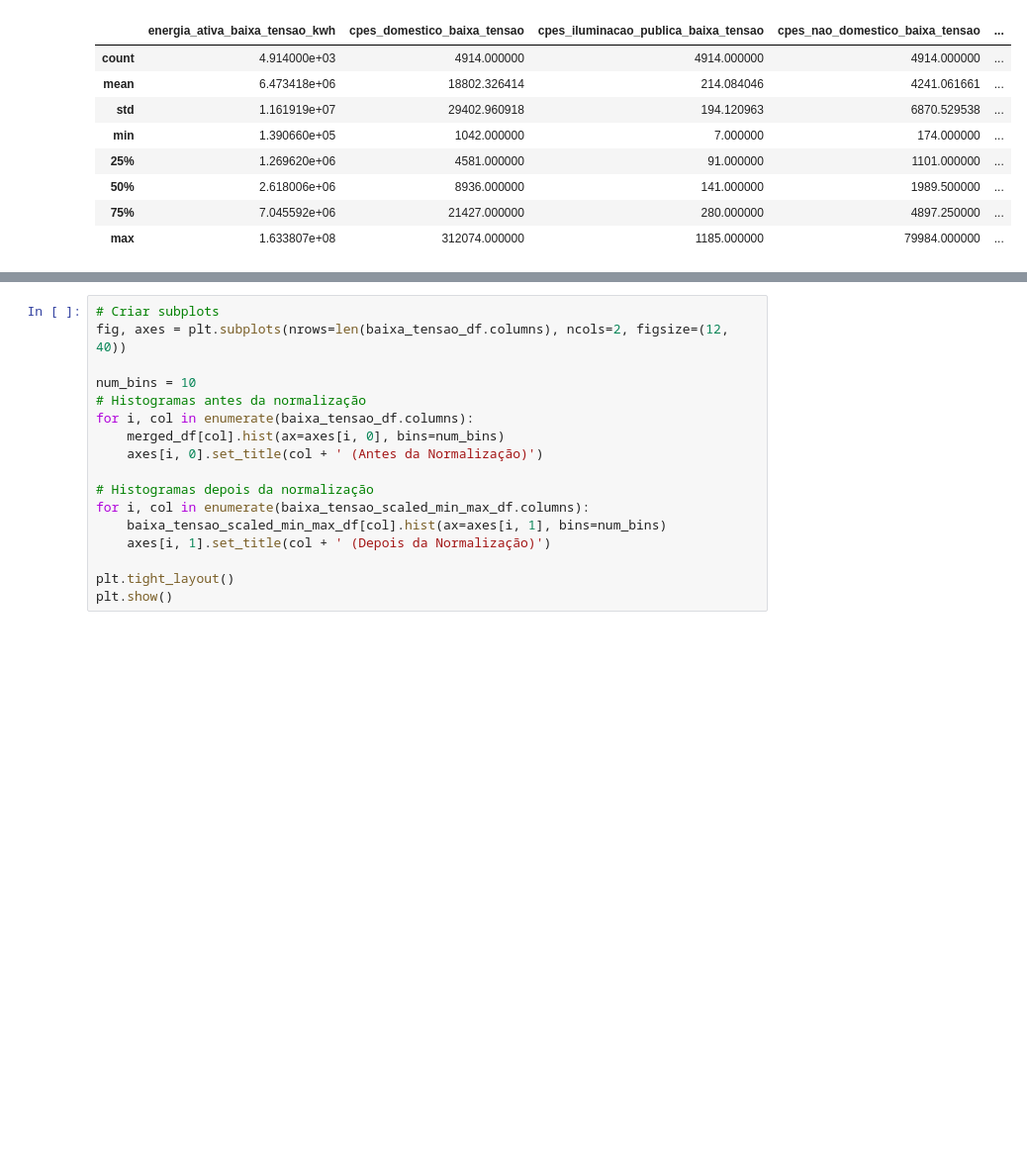
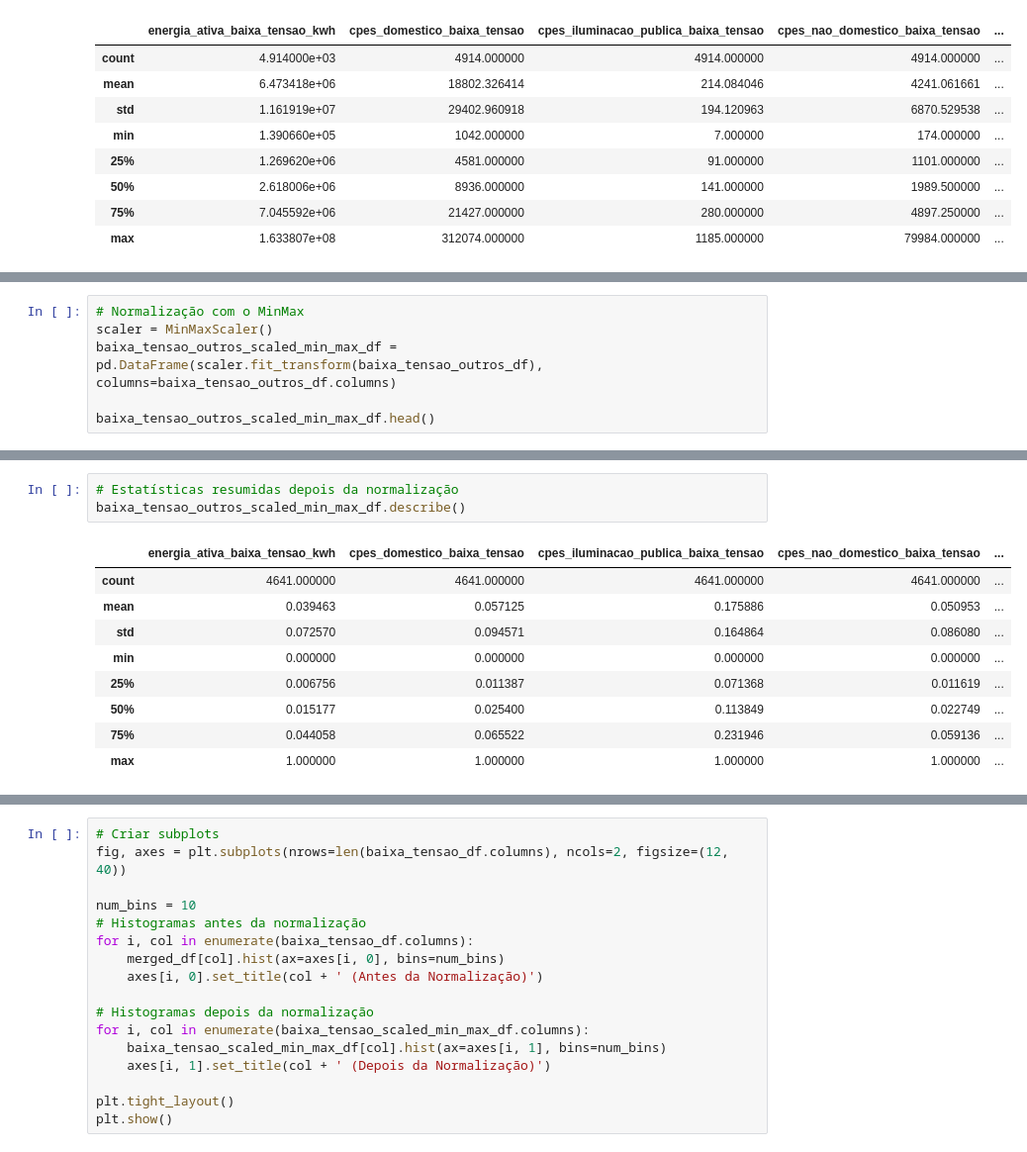
Before and after one commit to kreativermario/Projeto-DECD, a Jupyter notebook: notebooks/data_preparation_numeric.ipynb, the cells around one changed output, grey strips where cells are left out. Shown at 99% size. Drawn from its saved outputs; the diff is of its cells as text; blank space fills up the shorter version.

```diff
--- a/notebooks/data_preparation_numeric.ipynb
+++ b/notebooks/data_preparation_numeric.ipynb
@@ -498,0 +610,6 @@ baixa_tensao_scaled_min_max_df.describe()
+# %%
+# Normalização com o MinMax
+scaler = MinMaxScaler()
+baixa_tensao_outros_scaled_min_max_df = pd.DataFrame(scaler.fit_transform(baixa_tensao_outros_df), columns=baixa_tensao_outros_df.columns)
+
+baixa_tensao_outros_scaled_min_max_df.head()
@@ -498,0 +636,13 @@ baixa_tensao_scaled_min_max_df.describe()
+# %%
+# Estatísticas resumidas depois da normalização
+baixa_tensao_outros_scaled_min_max_df.describe()
+# %% [output]
+|  | energia_ativa_baixa_tensao_kwh | cpes_domestico_baixa_tensao | cpes_iluminacao_publica_baixa_tensao | cpes_nao_domestico_baixa_tensao | ... |
+| count | 4641.000000 | 4641.000000 | 4641.000000 | 4641.000000 | ... |
+| mean | 0.039463 | 0.057125 | 0.175886 | 0.050953 | ... |
+| std | 0.072570 | 0.094571 | 0.164864 | 0.086080 | ... |
+| min | 0.000000 | 0.000000 | 0.000000 | 0.000000 | ... |
+| 25% | 0.006756 | 0.011387 | 0.071368 | 0.011619 | ... |
+| 50% | 0.015177 | 0.025400 | 0.113849 | 0.022749 | ... |
+| 75% | 0.044058 | 0.065522 | 0.231946 | 0.059136 | ... |
+| max | 1.000000 | 1.000000 | 1.000000 | 1.000000 | ... |
```
Also changed, not shown: parts of 62 cells of this notebook, 1 other file.
